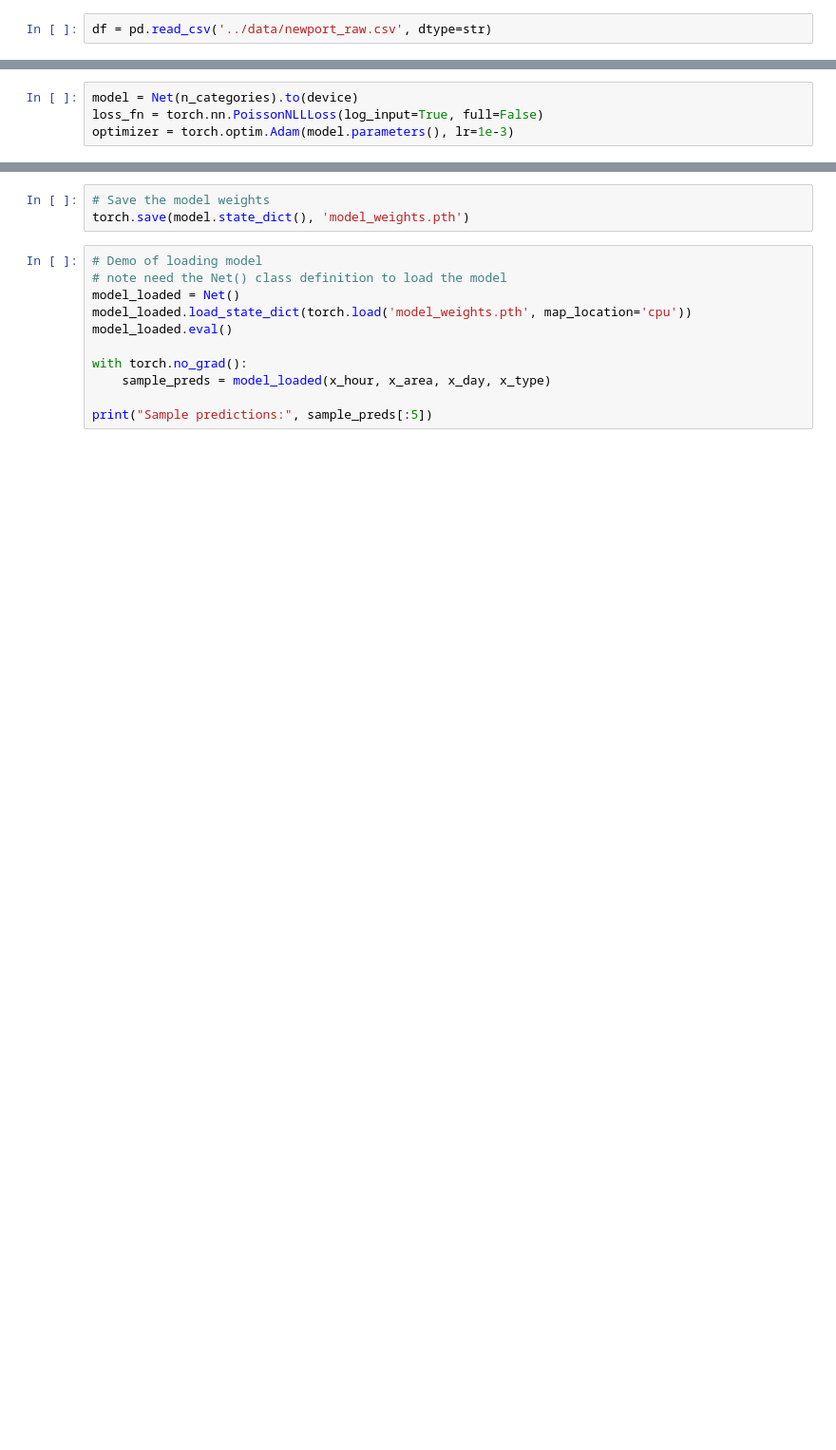
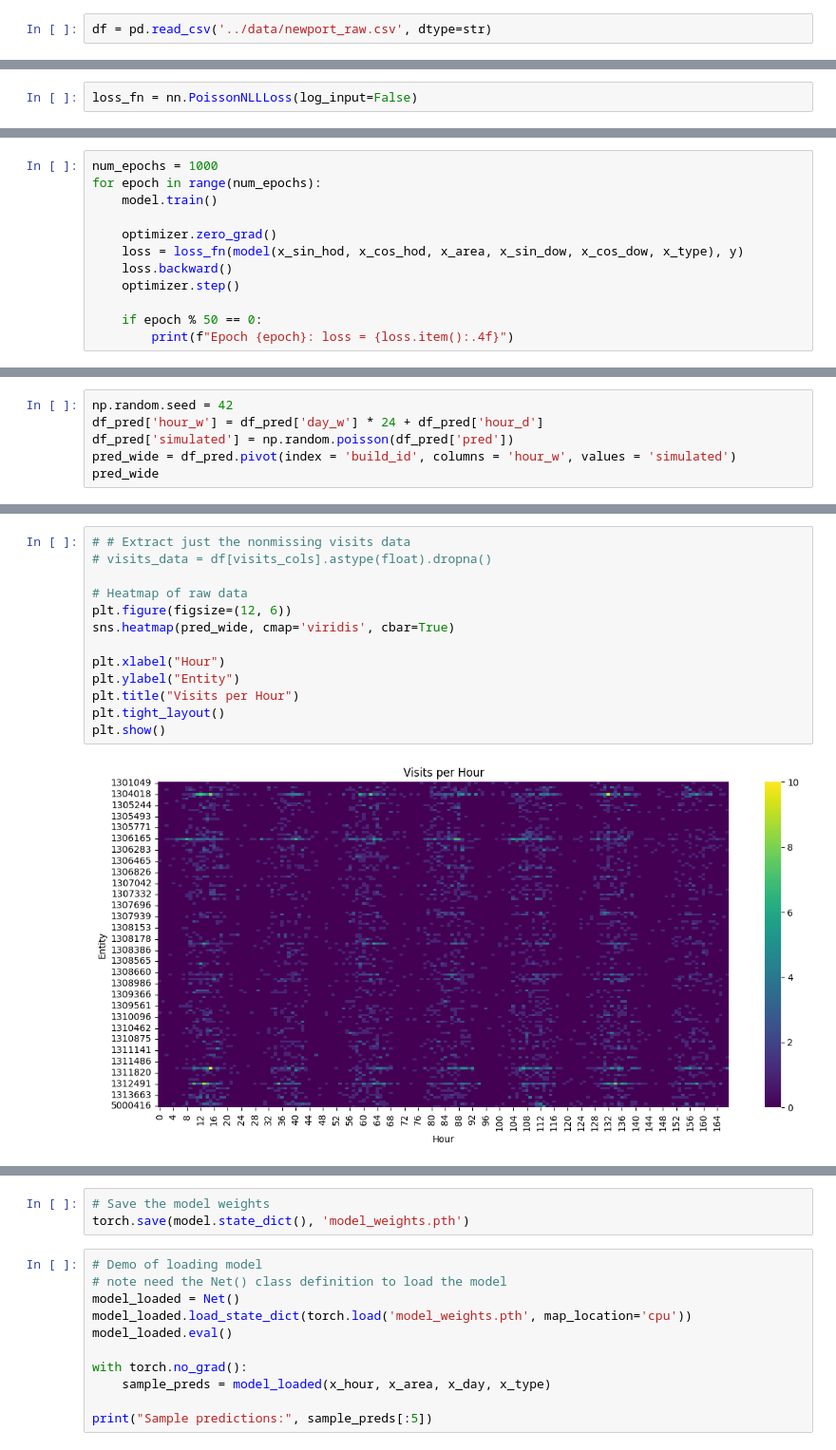
Before and after one commit to BenjaminDalziel/ampnet, a Jupyter notebook: code/small_nn.ipynb, the cells around one changed output, grey strips where cells are left out. Shown at 95% size. Cells and saved outputs as stored; diff of their text form; blank space fills up the shorter version.

Commit message:
First pass of filling nonresidential visit data for buildings not covered by Safegraph using small neural network

```diff
--- a/code/small_nn.ipynb
+++ b/code/small_nn.ipynb
@@ -113,4 +107,2 @@ class Net(nn.Module):
 # %%
-model = Net(n_categories).to(device)
-loss_fn = torch.nn.PoissonNLLLoss(log_input=True, full=False)
-optimizer = torch.optim.Adam(model.parameters(), lr=1e-3)
+loss_fn = nn.PoissonNLLLoss(log_input=False)
@@ -173,0 +113,12 @@ len(y)
+# %%
+num_epochs = 1000
+for epoch in range(num_epochs):
+    model.train()
+
+    optimizer.zero_grad()
+    loss = loss_fn(model(x_sin_hod, x_cos_hod, x_area, x_sin_dow, x_cos_dow, x_type), y)
+    loss.backward()
+    optimizer.step()
+
+    if epoch % 50 == 0:
+        print(f"Epoch {epoch}: loss = {loss.item():.4f}")
@@ -192,0 +175,6 @@ NameError: name 'pred' is not defined
+# %%
+np.random.seed = 42
+df_pred['hour_w'] = df_pred['day_w'] * 24 + df_pred['hour_d']
+df_pred['simulated'] = np.random.poisson(df_pred['pred'])
+pred_wide = df_pred.pivot(index = 'build_id', columns = 'hour_w', values = 'simulated')
+pred_wide
@@ -192,0 +196,15 @@ NameError: name 'pred' is not defined
+# %%
+# # Extract just the nonmissing visits data
+# visits_data = df[visits_cols].astype(float).dropna()
+
+# Heatmap of raw data
+plt.figure(figsize=(12, 6))
+sns.heatmap(pred_wide, cmap='viridis', cbar=True)
+
+plt.xlabel("Hour")
+plt.ylabel("Entity")
+plt.title("Visits per Hour")
+plt.tight_layout()
+plt.show()
+# %% [output]
+[figure, added]
```
Also changed, not shown: parts of 22 cells of this notebook.
